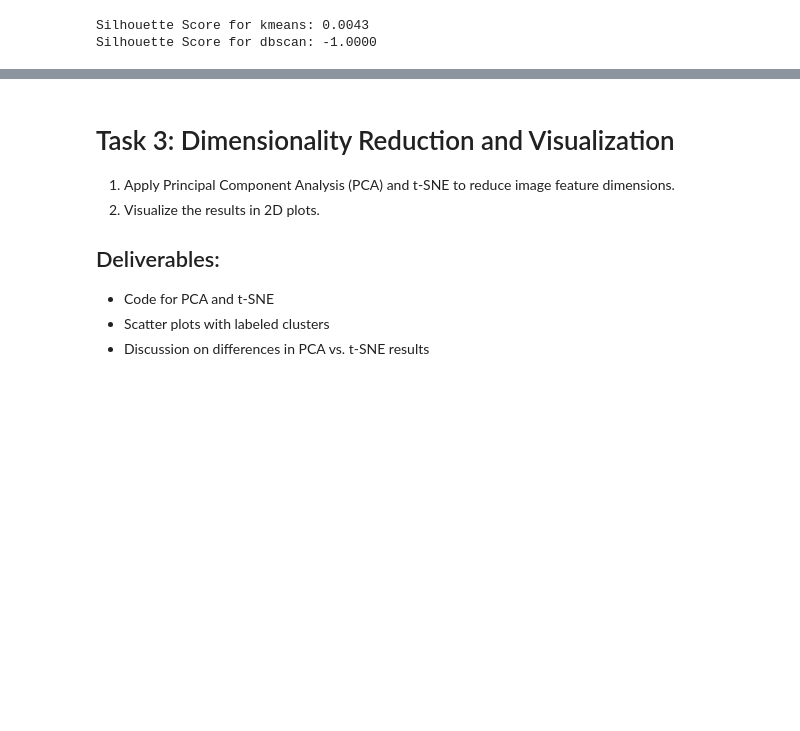
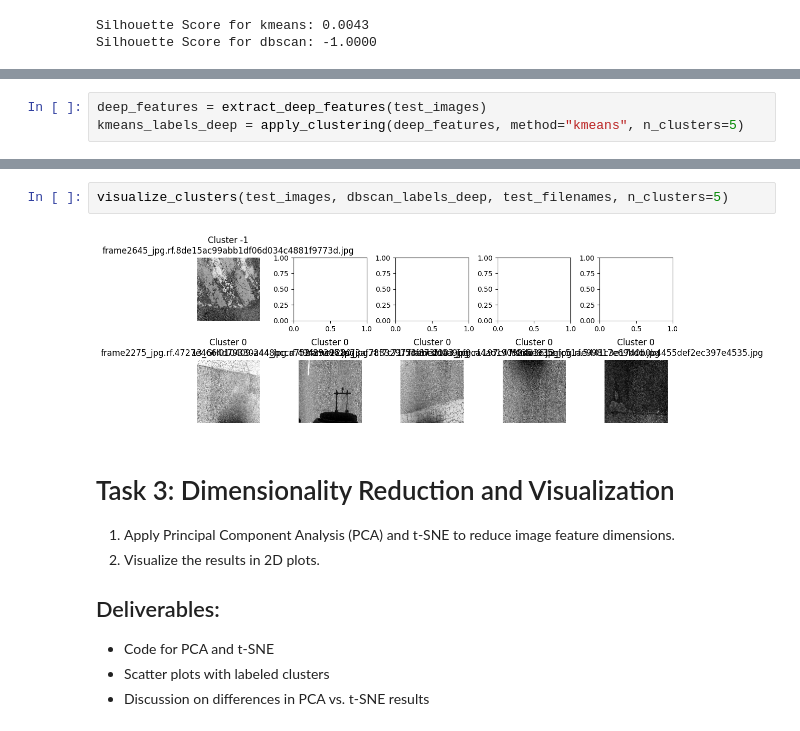
Before and after one commit to dnzambuli/Deep-learning-4-CV, a Jupyter notebook: Unsupervised_Learning_in_CV.ipynb, the cells around one changed output, grey strips where cells are left out. Cells and saved outputs as stored; diff of their text form; blank space fills up the shorter version.

```diff
--- a/Unsupervised_Learning_in_CV.ipynb
+++ b/Unsupervised_Learning_in_CV.ipynb
@@ -834,0 +867,3 @@ Silhouette Score for dbscan: -1.0000
+# %%
+deep_features = extract_deep_features(test_images)
+kmeans_labels_deep = apply_clustering(deep_features, method="kmeans", n_clusters=5)
@@ -843,3 +907,7 @@ IndexError: too many indices for array: array is 1-dimensional, but 2 were index
+# %%
+visualize_clusters(test_images, dbscan_labels_deep, test_filenames, n_clusters=5)
+# %% [output]
+[figure, added]
 # %% [markdown]
 # Task 3: Dimensionality Reduction and Visualization
 
```
Also changed, not shown: parts of 9 cells of this notebook.
